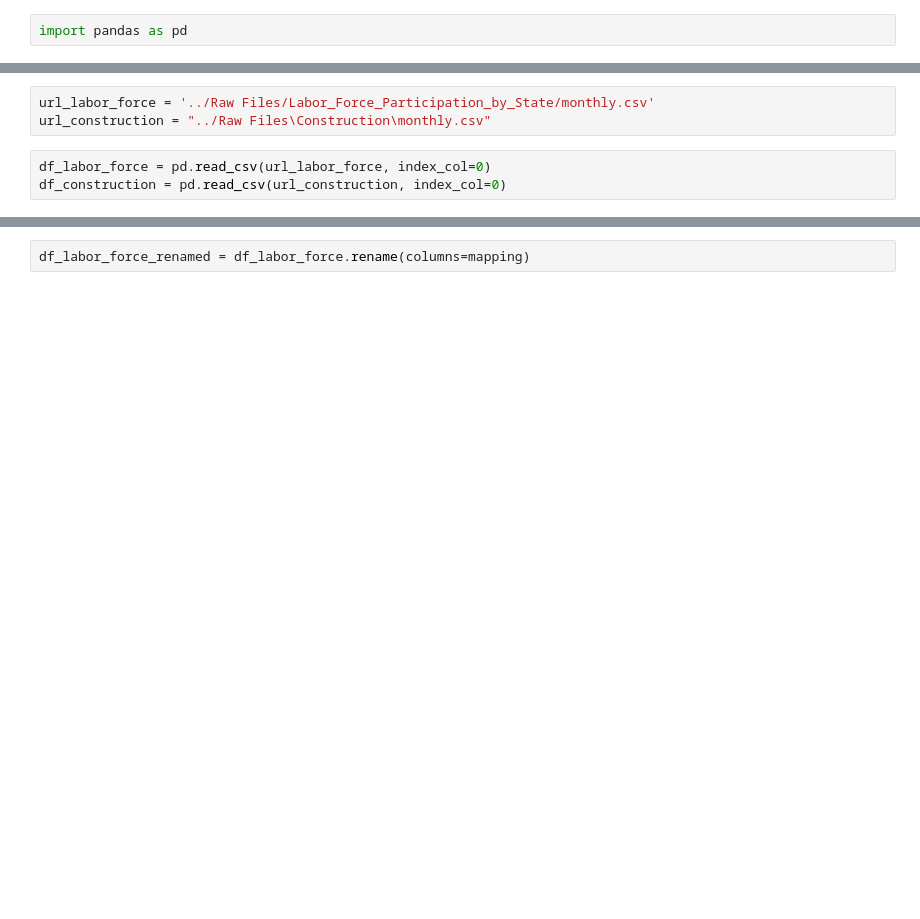
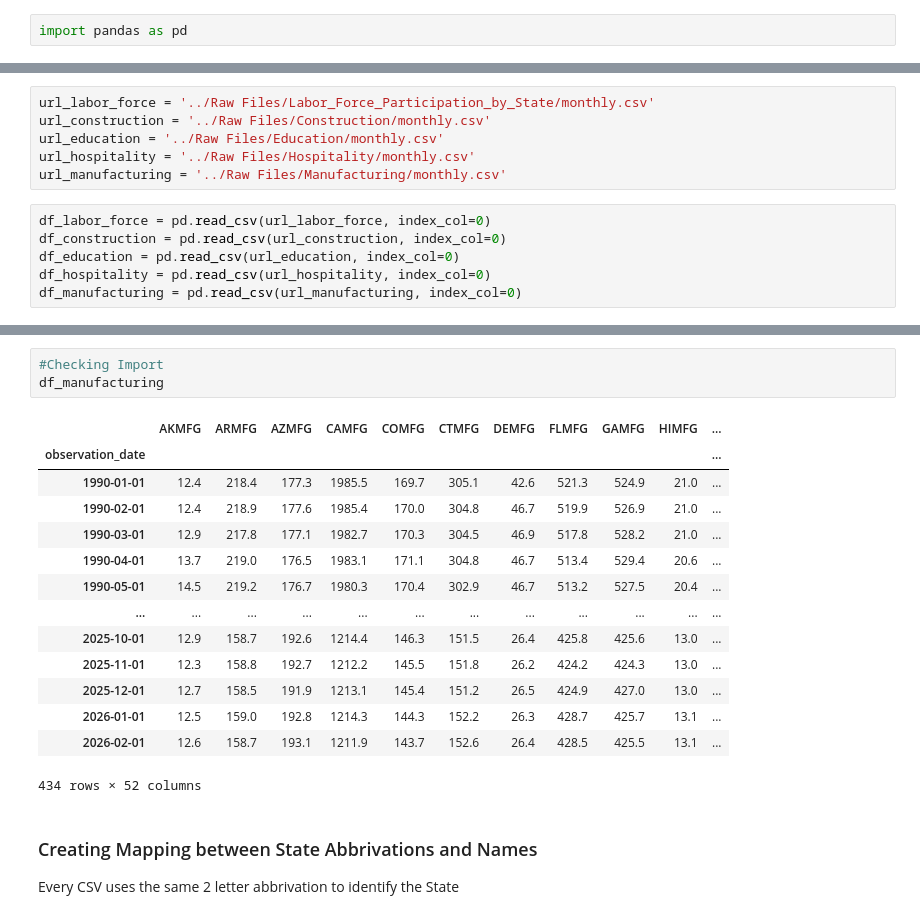
Before and after one commit to Oldmage112/BIA-Team-Bravo, a Jupyter notebook: Data/Cleaning Scripts/Cleaning_Script_US_Data.ipynb, the cells around one changed output, grey strips where cells are left out. Drawn from its saved outputs; the diff is of its cells as text; blank space fills up the shorter version.

```diff
--- a/Data/Cleaning Scripts/Cleaning_Script_US_Data.ipynb
+++ b/Data/Cleaning Scripts/Cleaning_Script_US_Data.ipynb
@@ -3,7 +6,13 @@ import pandas as pd
 # %%
 url_labor_force = '../Raw Files/Labor_Force_Participation_by_State/monthly.csv'
-url_construction = "../Raw Files\Construction\monthly.csv"
+url_construction = '../Raw Files/Construction/monthly.csv'
+url_education = '../Raw Files/Education/monthly.csv'
+url_hospitality = '../Raw Files/Hospitality/monthly.csv'
+url_manufacturing = '../Raw Files/Manufacturing/monthly.csv'
 # %%
 df_labor_force = pd.read_csv(url_labor_force, index_col=0)
 df_construction = pd.read_csv(url_construction, index_col=0)
+df_education = pd.read_csv(url_education, index_col=0)
+df_hospitality = pd.read_csv(url_hospitality, index_col=0)
+df_manufacturing = pd.read_csv(url_manufacturing, index_col=0)
 # %%
@@ -79,2 +24,21 @@ mapping = {'AKLF': 'Alaska',
-# %%
-df_labor_force_renamed = df_labor_force.rename(columns=mapping)
+# %%
+#Checking Import
+df_manufacturing
+# %% [output]
+|  | AKMFG | ARMFG | AZMFG | CAMFG | COMFG | CTMFG | DEMFG | FLMFG | GAMFG | HIMFG | ... |
+| observation_date |  |  |  |  |  |  |  |  |  |  | ... |
+| 1990-01-01 | 12.4 | 218.4 | 177.3 | 1985.5 | 169.7 | 305.1 | 42.6 | 521.3 | 524.9 | 21.0 | ... |
+| 1990-02-01 | 12.4 | 218.9 | 177.6 | 1985.4 | 170.0 | 304.8 | 46.7 | 519.9 | 526.9 | 21.0 | ... |
+| 1990-03-01 | 12.9 | 217.8 | 177.1 | 1982.7 | 170.3 | 304.5 | 46.9 | 517.8 | 528.2 | 21.0 | ... |
+| 1990-04-01 | 13.7 | 219.0 | 176.5 | 1983.1 | 171.1 | 304.8 | 46.7 | 513.4 | 529.4 | 20.6 | ... |
+| 1990-05-01 | 14.5 | 219.2 | 176.7 | 1980.3 | 170.4 | 302.9 | 46.7 | 513.2 | 527.5 | 20.4 | ... |
+| ... | ... | ... | ... | ... | ... | ... | ... | ... | ... | ... | ... |
+| 2025-10-01 | 12.9 | 158.7 | 192.6 | 1214.4 | 146.3 | 151.5 | 26.4 | 425.8 | 425.6 | 13.0 | ... |
+| 2025-11-01 | 12.3 | 158.8 | 192.7 | 1212.2 | 145.5 | 151.8 | 26.2 | 424.2 | 424.3 | 13.0 | ... |
+| 2025-12-01 | 12.7 | 158.5 | 191.9 | 1213.1 | 145.4 | 151.2 | 26.5 | 424.9 | 427.0 | 13.0 | ... |
+| 2026-01-01 | 12.5 | 159.0 | 192.8 | 1214.3 | 144.3 | 152.2 | 26.3 | 428.7 | 425.7 | 13.1 | ... |
+| 2026-02-01 | 12.6 | 158.7 | 193.1 | 1211.9 | 143.7 | 152.6 | 26.4 | 428.5 | 425.5 | 13.1 | ... |
+434 rows × 52 columns
+# %% [markdown]
+### Creating Mapping between State Abbrivations and Names
+Every CSV uses the same 2 letter abbrivation to identify the State
```
Also changed, not shown: parts of 16 cells of this notebook, 6 other files.
